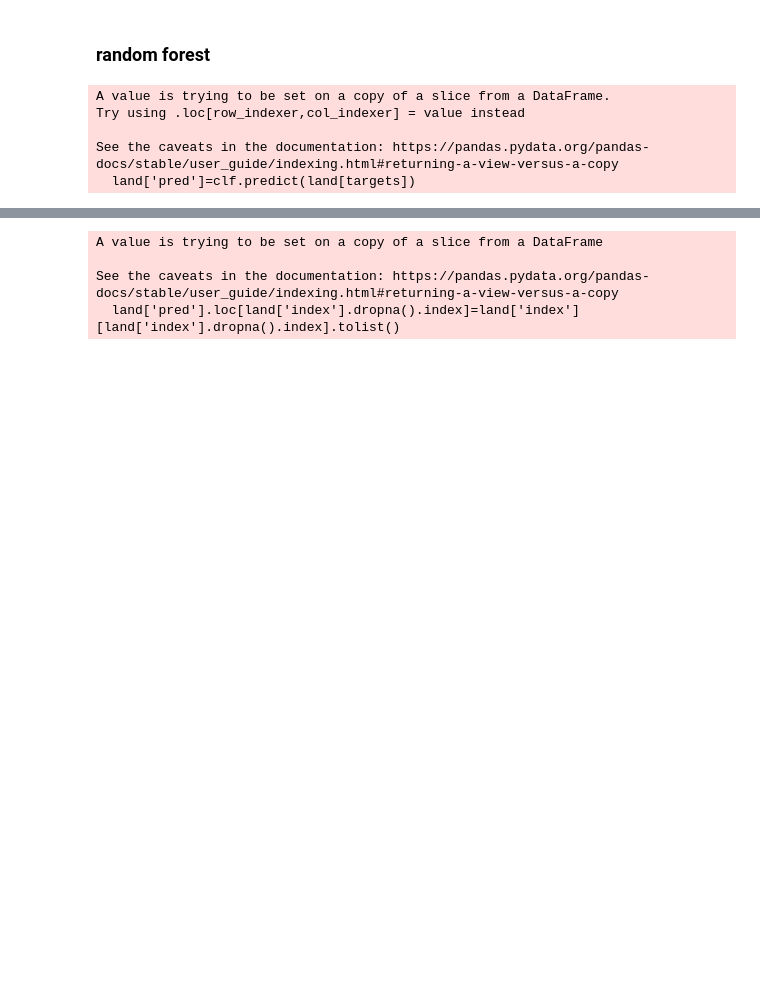
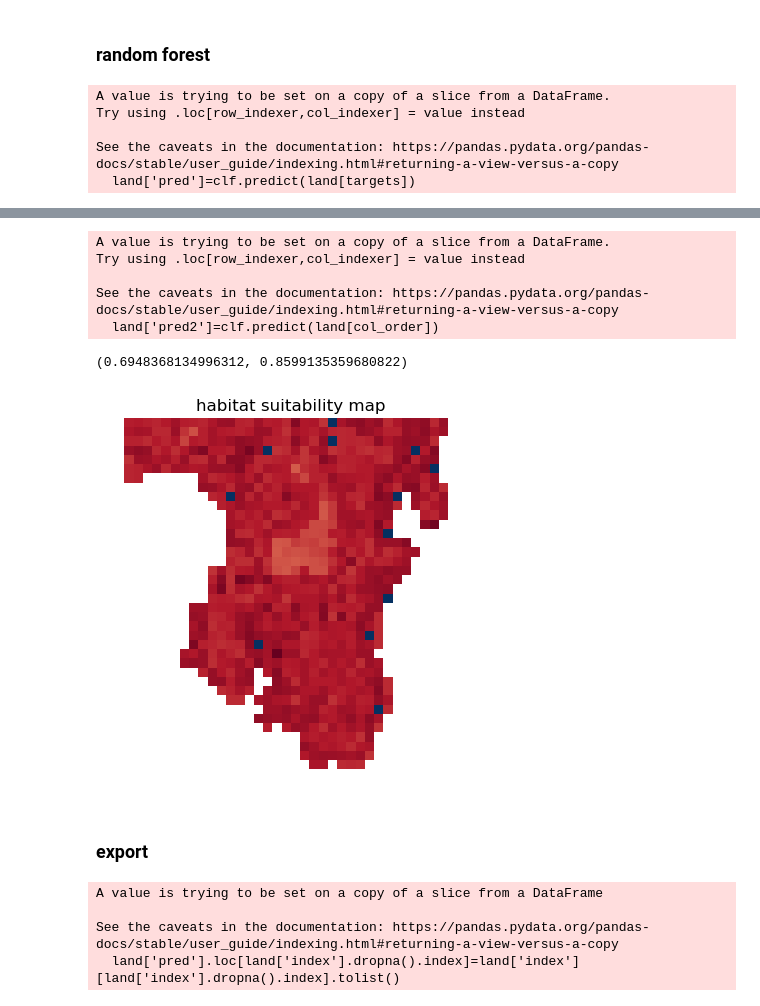
Before and after one commit to je-suis-tm/Devil-Project, a Jupyter notebook: Chapter1/Channel/habitat suitability channel.ipynb, the cells around one changed output, grey strips where cells are left out. Saved outputs shown, nothing was run; the diff lists cells and outputs as text; code cells hidden in the pictures; blank space fills up the shorter version.

```diff
--- a/Chapter1/Channel/habitat suitability channel.ipynb
+++ b/Chapter1/Channel/habitat suitability channel.ipynb
@@ -412,0 +511,12 @@ plt.show()
+# %%
+col_order=['altitude', 'disease', 'Dry eucalypt forest and woodland',
+       'Highland and treeless vegetation', 'Modified Land', 'Modified land',
+       'Moorland, sedgeland and rushland', 'Native grassland',
+       'Non eucalypt forest and woodland', 'Other natural environments',
+       'Rainforest and related scrub', 'Saltmarsh and wetland',
+       'Scrub, heathland and coastal complexes',
+       'Wet eucalypt forest and woodland']
+# %%
+#load chapter 1 model
+with open('C:/PhD/thesis/chapter1/tasmania/poems/habitat_suitability.pkl', 'rb') as file:
+    clf = pickle.load(file)
@@ -412,0 +528,7 @@ plt.show()
+# %%
+#assign missing col
+for i in col_order:
+    if i not in land:
+        land[i]=0
+
+land['disease']=1
@@ -413,3 +556,32 @@ plt.show()
+# %%
+land['pred2']=clf.predict(land[col_order])
+
+data['pred2']=land['pred2']
+# %% [output]
+A value is trying to be set on a copy of a slice from a DataFrame.
+Try using .loc[row_indexer,col_indexer] = value instead
+
+See the caveats in the documentation: https://pandas.pydata.org/pandas-docs/stable/user_guide/indexing.html#returning-a-view-versus-a-copy
+  land['pred2']=clf.predict(land[col_order])
+# %%
+data['pred2'].min(),data['pred2'].max()
+# %% [output]
+(0.6948368134996312, 0.8599135359680822)
+# %%
+#viz habitat suitability map
+matrix=np.array(data['pred2']).reshape(gridlen,gridlen)
+matrix=np.flip(matrix,axis=0)
+for i in gridloc:
+    matrix[gridloc[i]]=0
+matrix=np.flip(matrix,axis=0)
+plt.imshow(matrix,cmap='RdBu_r')#, vmin=0.1, vmax=0.9
+plt.title('habitat suitability map')
+plt.axis('off')
+plt.show()
+# %% [output]
+[figure, added]
+# %% [markdown]
+### export
 # %%
 land['pred'].loc[land['index'].dropna().index]=land['index'][land['index'].dropna().index].tolist()
 # %% [output]
```
Also changed, not shown: parts of 24 cells of this notebook, 3 other files.
